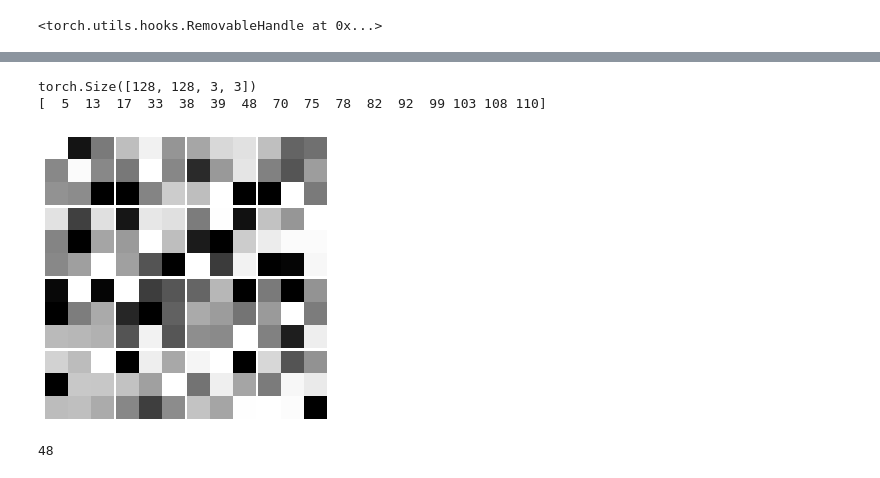
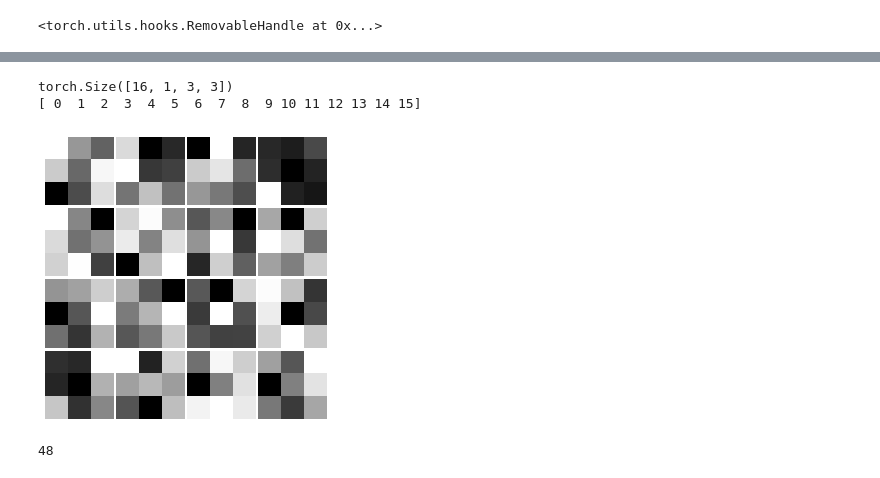
Before and after one commit to AndyChappell/SemanticSegmentation, a Jupyter notebook: dune_network.ipynb, the cells around one changed output, grey strips where cells are left out. Cells and saved outputs as stored; diff of their text form; code cells hidden in the pictures.

Commit message:
Add single image plotting routines

```diff
--- a/dune_network.ipynb
+++ b/dune_network.ipynb
@@ -513,15 +517,18 @@ model.c9.register_forward_hook(get_activation('TransConvBlock1'))
 # %%
 # Run
 num_epochs=1
-stats = [None] * num_epochs
-info = [None] * num_epochs
-val_stats = [None] * num_epochs
 for epoch in list(range(0, num_epochs)):
     # Training
     print("***Training***")
     model = model.train()
     optim.zero_grad()
     stats[epoch], info[epoch] = one_epoch(epoch, model, optim, scheduler, bunch.train_dl, True)
+    # Save only the weights etc, because hooks can't be saved
+    torch.save(model.state_dict(), f'unet_{epoch}.pkl')
+    # Load later with:
+    # model.load_state_dict(torch.load(PATH))
+    # model.eval()
+
     # Validation
     print("***Validating***")
     model = model.eval()
@@ -534,8 +541,9 @@ for epoch in list(range(0, num_epochs)):
 
     with torch.no_grad():
         val_stats[epoch], _ = one_epoch(epoch, model, optim, scheduler, bunch.valid_dl, False)
-    print("Epoch {} : loss {} acc {}   val_loss {} val_acc {}:".format(
+    print("Epoch {} : loss {} acc {}   val_loss {} val_acc {}   val_track_acc {} val_shower_acc {}".format(
         epoch + 1, stats[epoch].get_losses().mean(), stats[epoch].get_accuracies().mean(),
-        val_stats[epoch].get_losses().mean(), val_stats[epoch].get_accuracies().mean()))
+        val_stats[epoch].get_losses().mean(), val_stats[epoch].get_accuracies().mean(),
+        val_stats[epoch].get_accuracies(TRACK).mean(), val_stats[epoch].get_accuracies(SHOWER).mean()))
 # %% [output]
 ***Training***
@@ -609,23 +617,23 @@ for name in names:
 # %%
-filters = model.c4.conv2.weight.data
+filters = model.c1.conv1.weight.data
 print(filters.size())
 N = filters.size(0)
 choices = np.sort(np.random.choice(list(range(N)), size = 16, replace = False))
 # First conv has only 1 input channel, but subsequent conv can have many
 filters = filters[choices, 0]
 N = filters.size(0)
 grid = 4
 fig, ax = plt.subplots(N // grid, N // grid, figsize=(grid,grid))
 print(choices)
 for filter_idx in range(N):
     ax[filter_idx // grid, filter_idx % grid].axis('off')
     ax[filter_idx // grid, filter_idx % grid].imshow(filters[filter_idx], cmap=plt.get_cmap("Greys_r"))
 plt.tight_layout(pad=0.3)
-iu.save_figure(plt, f"ResBlock1_Conv2_{filter_idx}")
+iu.save_figure(plt, f"ResBlock1_Conv1_{filter_idx}")
 # %% [output]
-torch.Size([128, 128, 3, 3])
-[  5  13  17  33  38  39  48  70  75  78  82  92  99 103 108 110]
+torch.Size([16, 1, 3, 3])
+[ 0  1  2  3  4  5  6  7  8  9 10 11 12 13 14 15]
-[figure, old version]
+[figure, new version]
 # %%
 imgs = None
 for batch in bunch.valid_dl:
```
Also changed, not shown: parts of 11 cells of this notebook.
